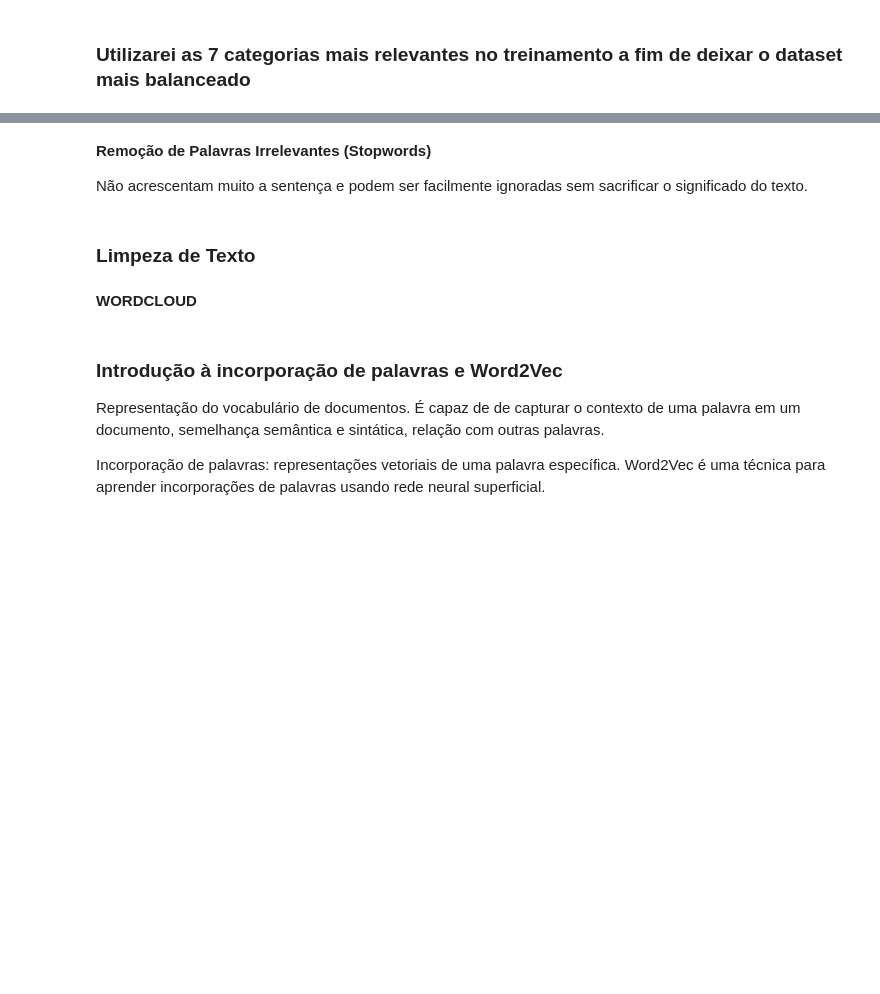
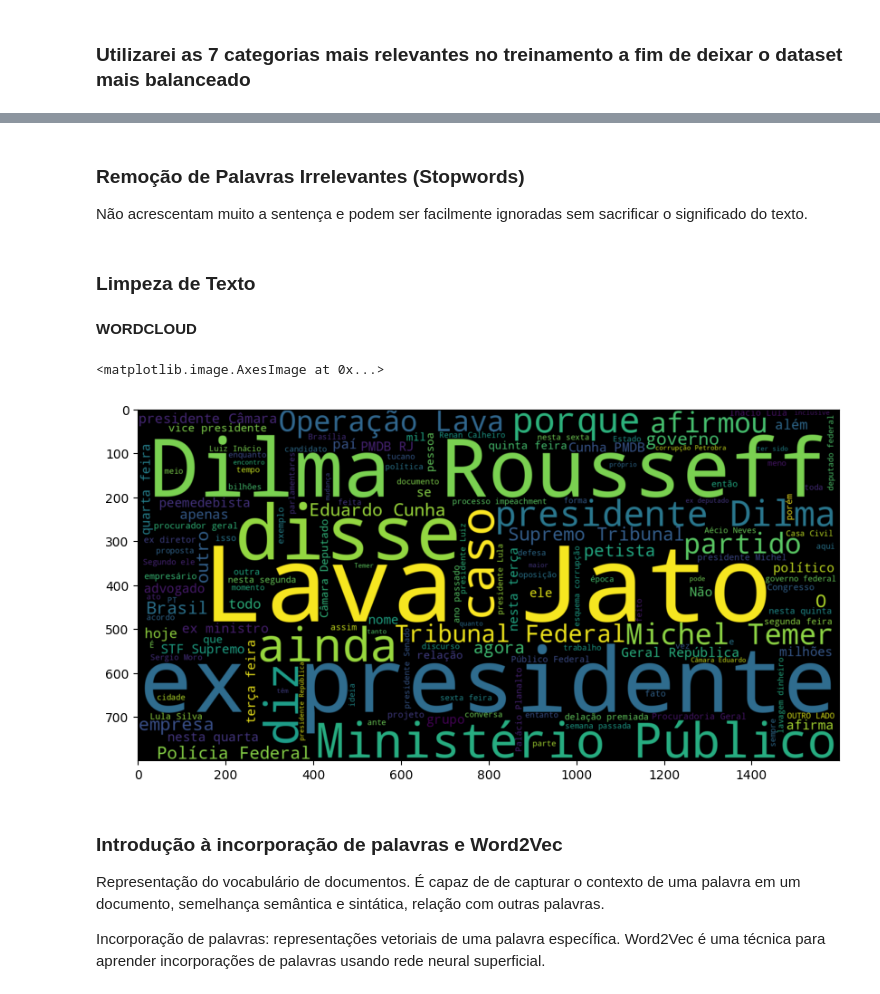
Before and after one commit to fcl2002/machine-learning, a Jupyter notebook: Atividade02/Etapa2_Word2Vec.ipynb, the cells around one changed output, grey strips where cells are left out. Drawn from its saved outputs; the diff is of its cells as text; code cells hidden in the pictures; blank space fills up the shorter version.

```diff
--- a/Atividade02/Etapa2_Word2Vec.ipynb
+++ b/Atividade02/Etapa2_Word2Vec.ipynb
@@ -6,7 +10,7 @@ Tokenização do dataset de notícias(Folha UOL) utilizando o modelo Word2Vec
 # importação do dataset
 import pandas as pd
 
-df = pd.read_csv('dataset/articles.csv', encoding='utf8')
+df = pd.read_csv('/content/drive/MyDrive/ECOM09A/Atividade02/dataset/articles.csv', encoding='utf8')
 print('linhas, colunas):', df.shape)
 
 df.head()
@@ -54,5 +113,5 @@ from sklearn.model_selection import train_test_split
 # %% [markdown]
-**Remoção de Palavras Irrelevantes (Stopwords)**
+### **Remoção de Palavras Irrelevantes (Stopwords)**
 
 Não acrescentam muito a sentença e podem ser facilmente ignoradas sem sacrificar o significado do texto.
 # %%
@@ -60,7 +119,7 @@ stop = set(stopwords.words('portuguese'))
 punctuation = list(string.punctuation)
 stop.update(punctuation)
 # %% [markdown]
-### Limpeza de Texto
+### **Limpeza de Texto**
 # %%
 def strip_html(text):
     soup = BeautifulSoup(text, "html.parser")
@@ -96,8 +155,11 @@ df['text']=df['text'].apply(denoise_text)
 # %%
 # criação de uma nuvem de palavras para textos da categoria 'poder'
 plt.figure(figsize = (10, 10)) # Text that is Not Sarcastic
-wc = WordCloud(max_words=2000 , width=1600 , height=800).generate(" ".join(df[df.category == 'poder'].text))
+wc = WordCloud(max_words=150, width=1600 , height=800).generate(" ".join(df[df.category == 'poder'].text))
 plt.imshow(wc , interpolation = 'bilinear')
+# %% [output]
+<matplotlib.image.AxesImage at 0x...>
+[figure, added]
 # %% [markdown]
 ### **Introdução à incorporação de palavras e Word2Vec**
 
```
Also changed, not shown: parts of 19 cells of this notebook, 3 other files.
